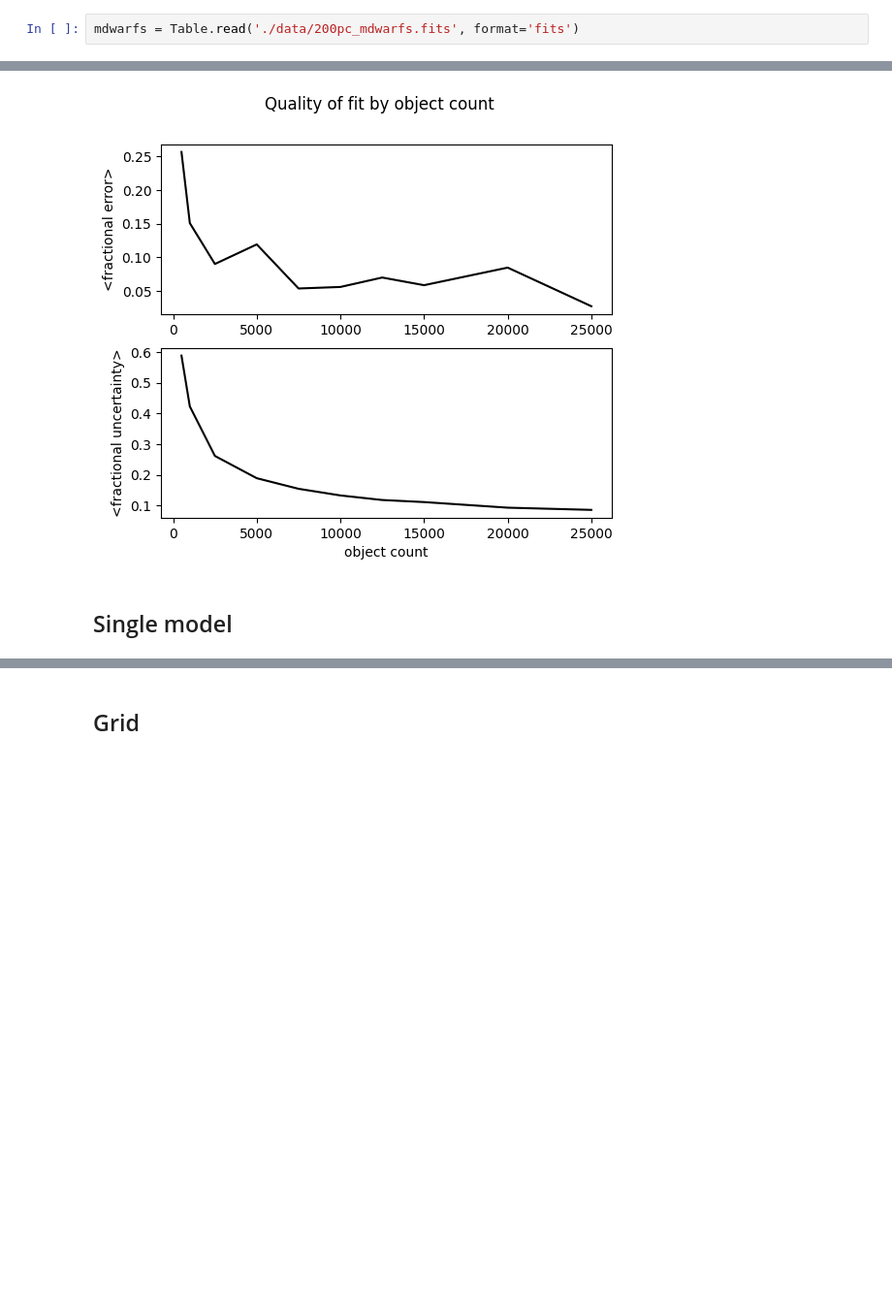
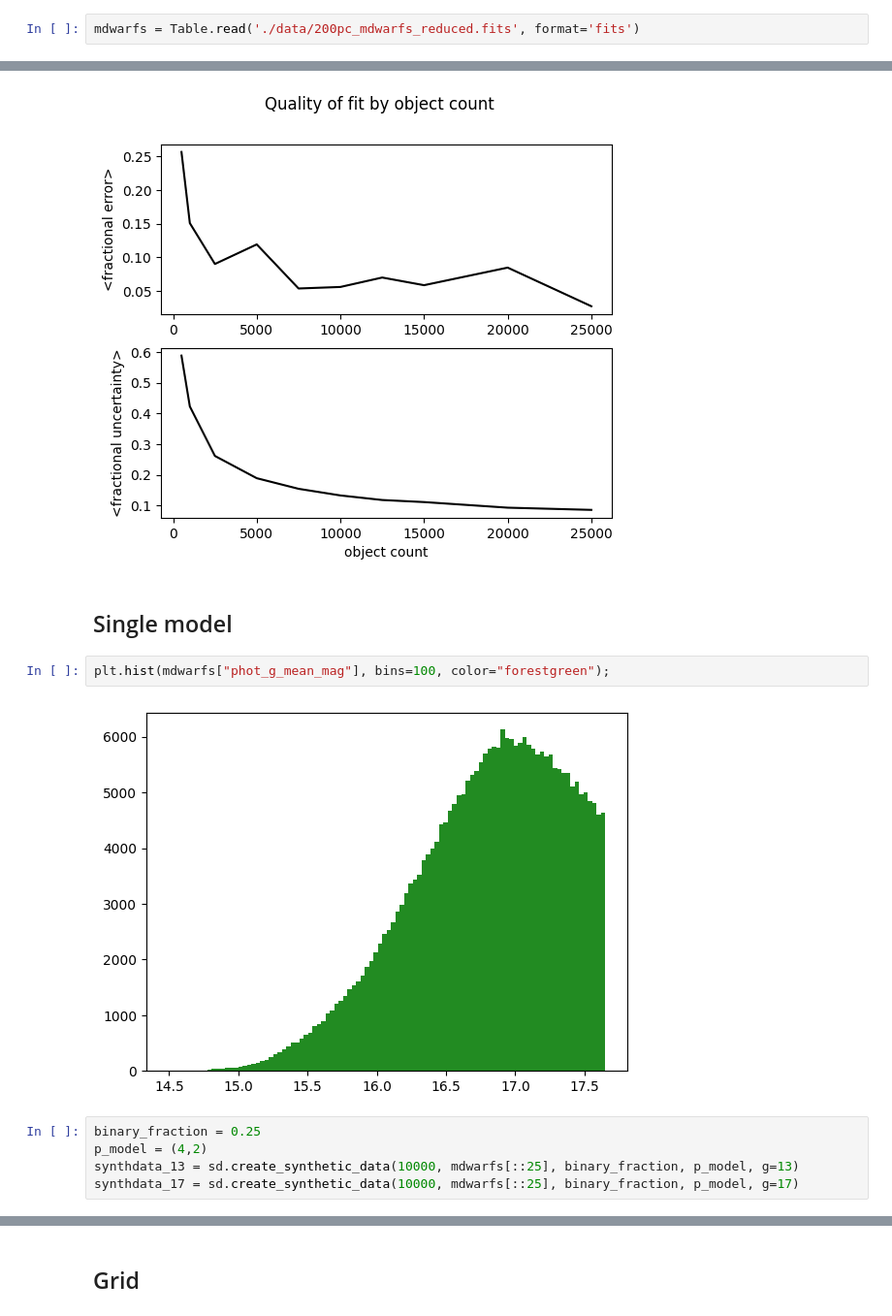
Before and after one commit to BenPennell/BrownDwarfProbabilities, a Jupyter notebook: SynthData.ipynb, the cells around one changed output, grey strips where cells are left out. Shown at 97% size. Cells and saved outputs as stored; diff of their text form; blank space fills up the shorter version.

```diff
--- a/SynthData.ipynb
+++ b/SynthData.ipynb
@@ -31,7 +31,7 @@ if folder_a_path not in sys.path:
 
 import GaiamockWrapperLite as gw
 # %%
-mdwarfs = Table.read('./data/200pc_mdwarfs.fits', format='fits')
+mdwarfs = Table.read('./data/200pc_mdwarfs_reduced.fits', format='fits')
 # %%
 p_bins = [1,2,3,4.5,8]
 m_bins = [0.017,0.045,0.08,0.13,0.2]
@@ -814,3 +814,12 @@ plt.suptitle("Quality of fit by object count");
 [figure]
 # %% [markdown]
 ## Single model
+# %%
+plt.hist(mdwarfs["phot_g_mean_mag"], bins=100, color="forestgreen");
+# %% [output]
+[figure, added]
+# %%
+binary_fraction = 0.25
+p_model = (4,2)
+synthdata_13 = sd.create_synthetic_data(10000, mdwarfs[::25], binary_fraction, p_model, g=13)
+synthdata_17 = sd.create_synthetic_data(10000, mdwarfs[::25], binary_fraction, p_model, g=17)
```
Also changed, not shown: parts of 22 cells of this notebook, 10 other files.
